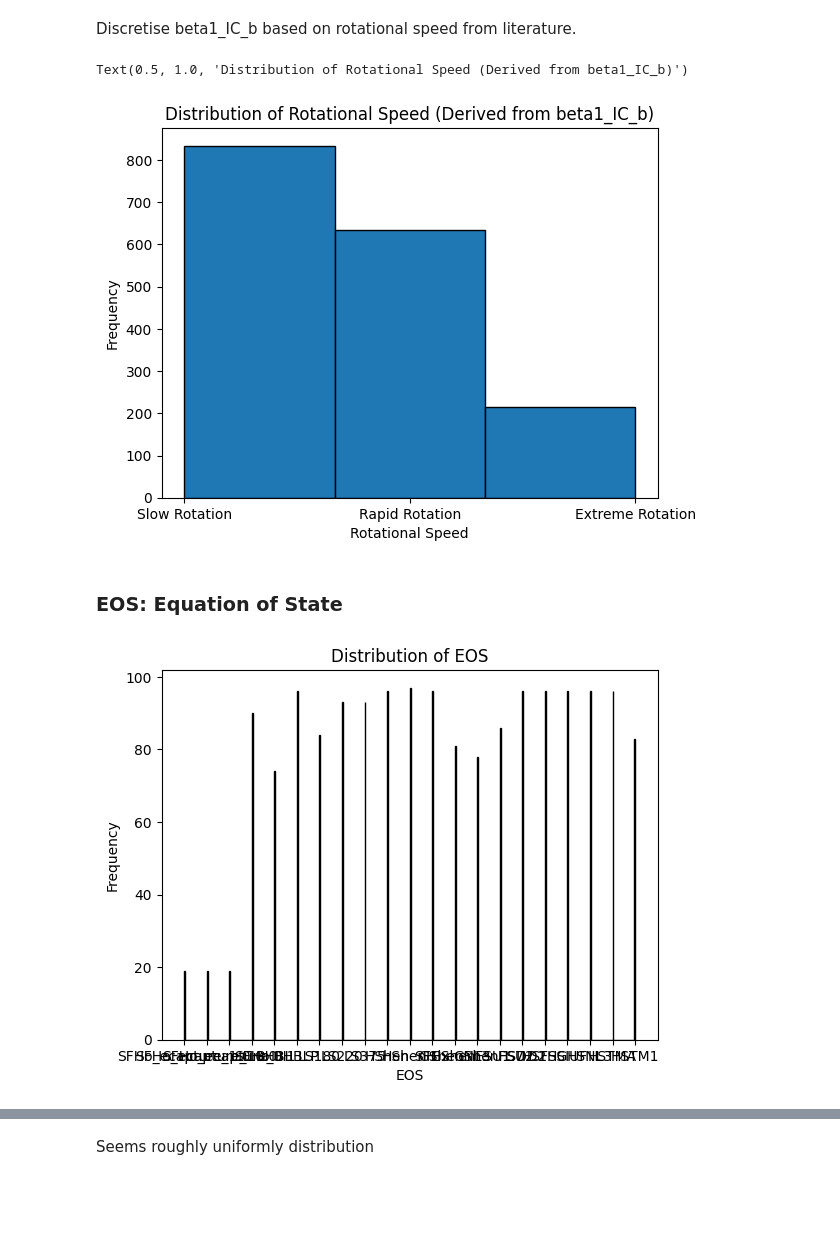
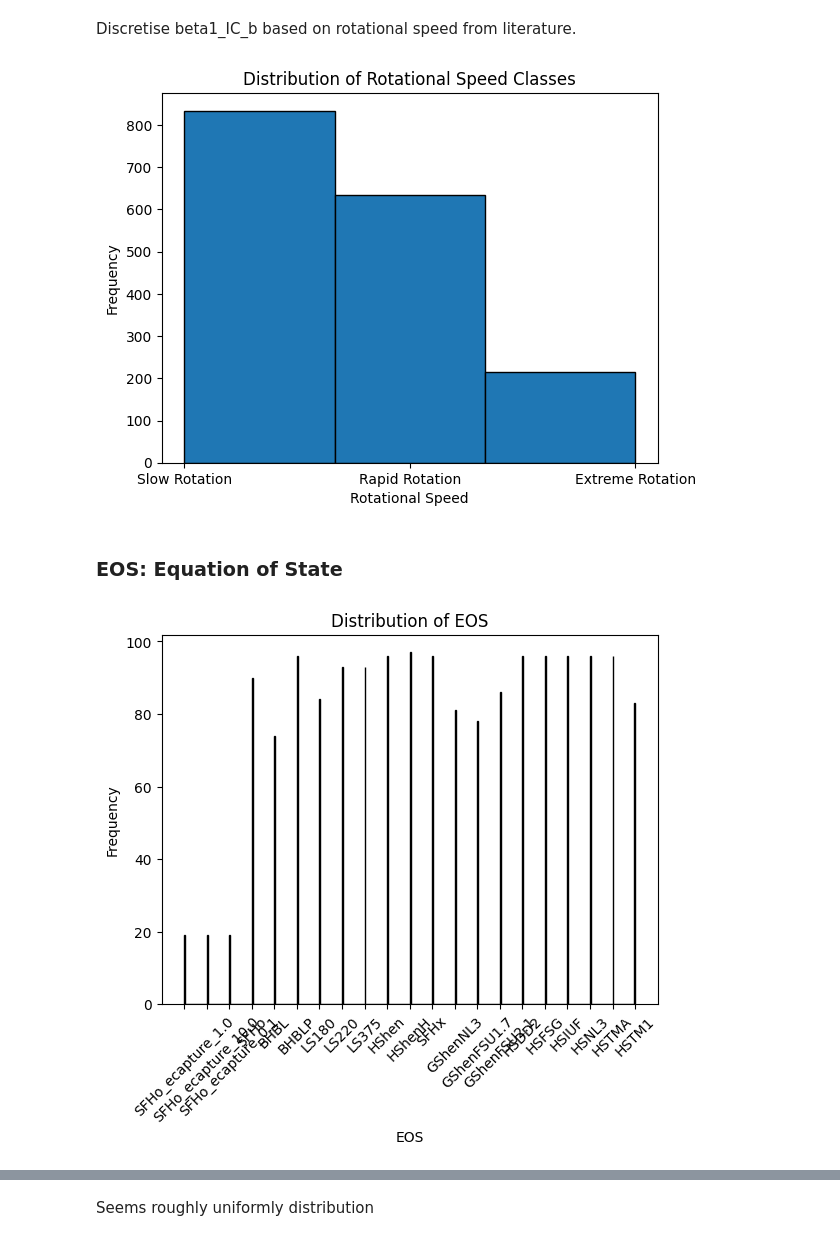
Before and after one commit to the-tarin/gw-generative-models, a Jupyter notebook: analysis/gw_parameter_analysis.ipynb, the cells around one changed output, grey strips where cells are left out. Saved outputs shown, nothing was run; the diff lists cells and outputs as text; code cells hidden in the pictures; blank space fills up the shorter version.

```diff
--- a/analysis/gw_parameter_analysis.ipynb
+++ b/analysis/gw_parameter_analysis.ipynb
@@ -127,2 +140,0 @@ Split beta_IC_b into 10 equal-frequency bins.
-# %%
-parameters_selected_df['beta1_IC_b_bins'] = pd.qcut(parameters_selected_df['beta1_IC_b'], q=10, labels=False)
@@ -139,23 +161,24 @@ Discretise beta1_IC_b based on rotational speed from literature.
 # %%
 ranges = [0, 0.06, 0.17, 1]
 labels = ["Slow Rotation", "Rapid Rotation", "Extreme Rotation"]
-
 parameters_selected_df['discretized_beta1_IC_b'] = pd.cut(parameters_selected_df['beta1_IC_b'], bins=ranges, labels=labels)
 
 plt.hist(parameters_selected_df['discretized_beta1_IC_b'], bins=3, edgecolor='k')
 plt.xlabel('Rotational Speed')
 plt.ylabel('Frequency')
-plt.title('Distribution of Rotational Speed (Derived from beta1_IC_b)')
+plt.title('Distribution of Rotational Speed Classes')
+plt.savefig('../plots/rotational_speed_distribution.png')
+plt.show()
 # %% [output]
-Text(0.5, 1.0, 'Distribution of Rotational Speed (Derived from beta1_IC_b)')
-[figure, old version]
+[figure, new version]
 # %% [markdown]
 ### EOS: Equation of State
 # %%
 plt.hist(parameters_selected_df['EOS'], bins=500, edgecolor='k')  # You can adjust the number of bins as needed
 plt.xlabel('EOS')
 plt.ylabel('Frequency')
 plt.title('Distribution of EOS')
+plt.xticks(rotation=45)
 plt.show()
 # %% [output]
-[figure, old version]
+[figure, new version]
```
Also changed, not shown: parts of 16 cells of this notebook, 3 other files.
